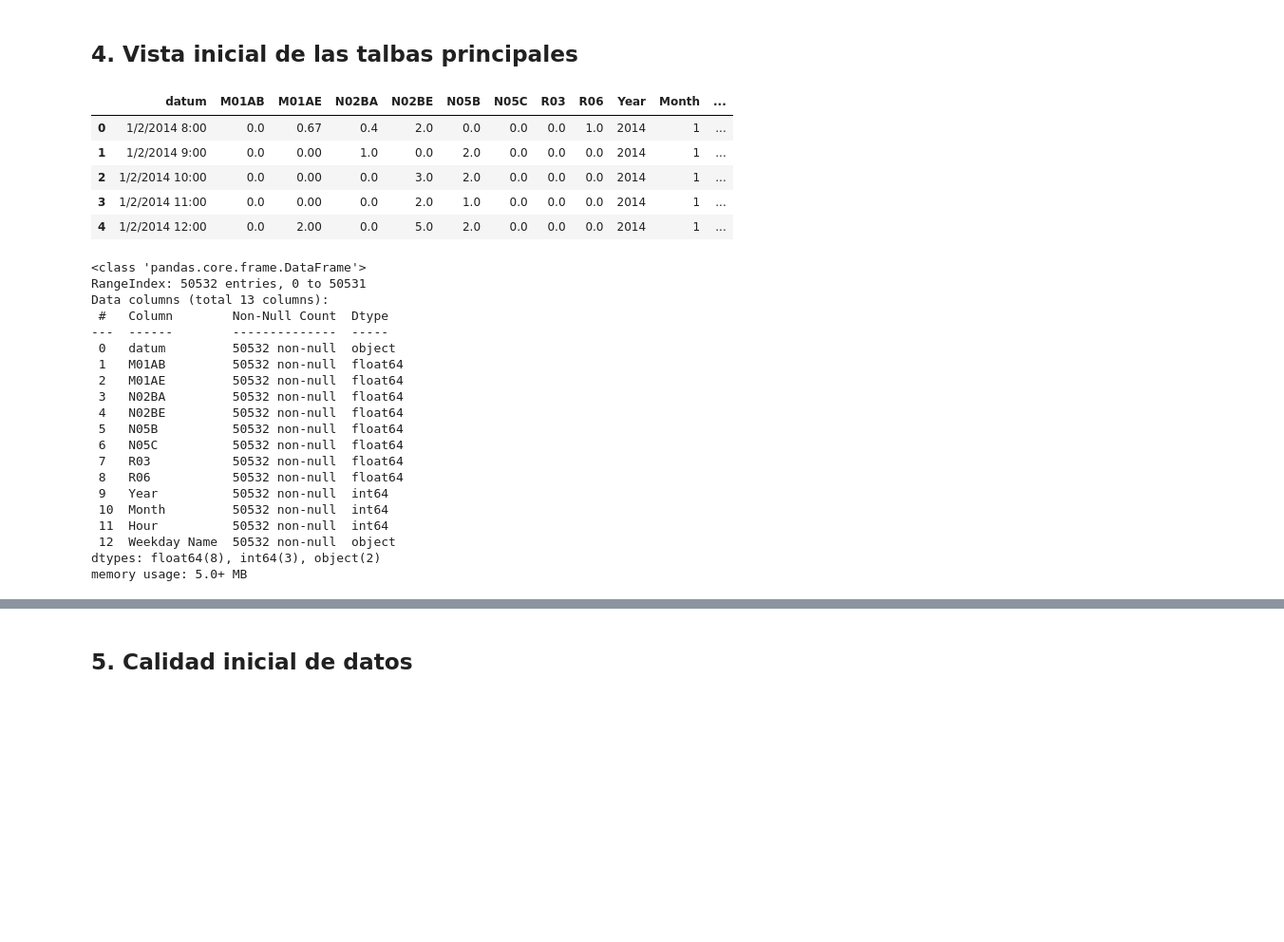
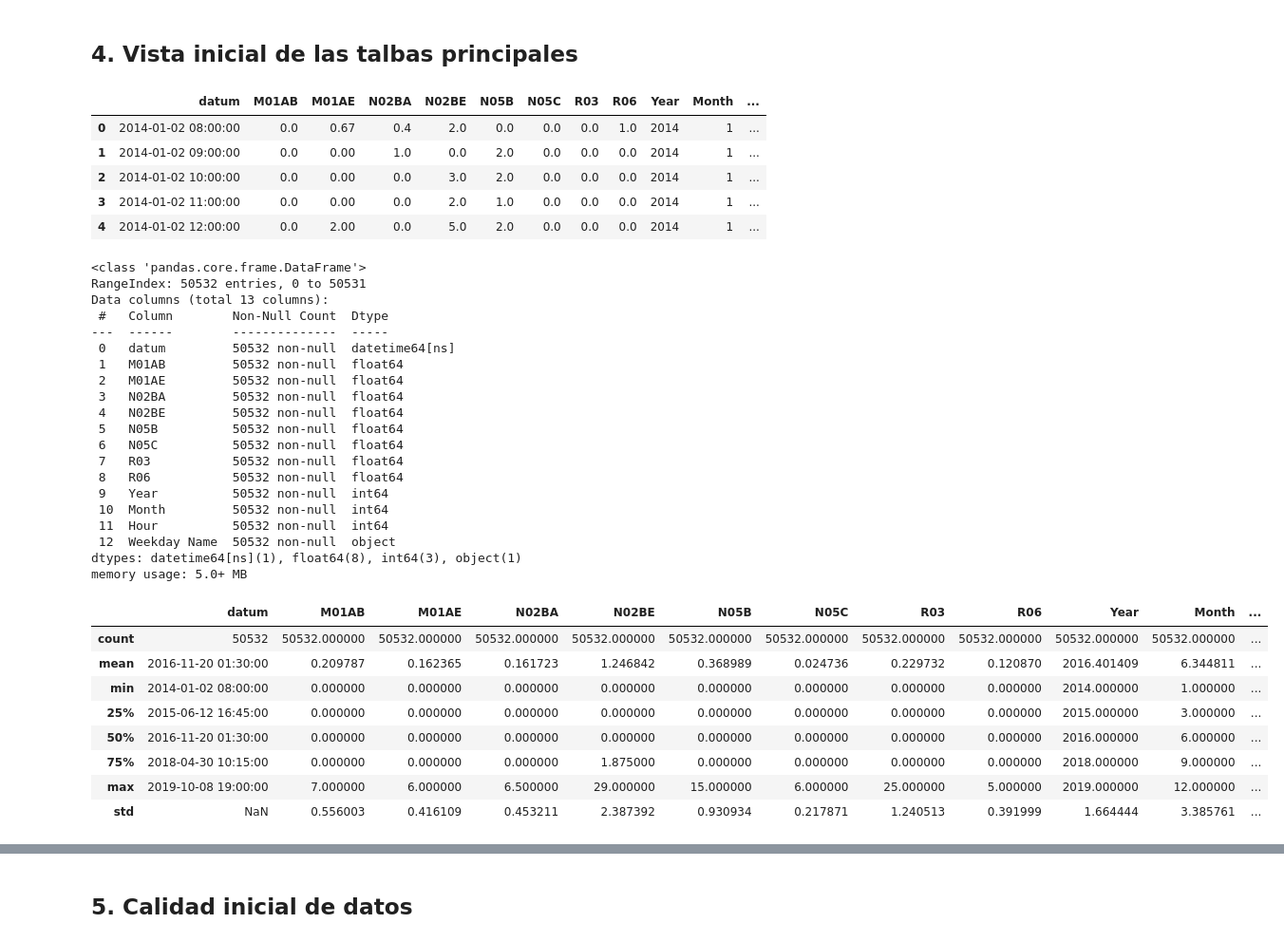
Before and after one commit to Machiz/Aldimi-Project, a Jupyter notebook: notebooks/EDA_MachineLearning_dataset_Pharma_sales.ipynb, the cells around one changed output, grey strips where cells are left out. Shown at 95% size. Cells and saved outputs as stored; diff of their text form; code cells hidden in the pictures; blank space fills up the shorter version.

```diff
--- a/notebooks/EDA_MachineLearning_dataset_Pharma_sales.ipynb
+++ b/notebooks/EDA_MachineLearning_dataset_Pharma_sales.ipynb
@@ -31,33 +31,43 @@ Monthly: (70, 9)
 # %%
 display(df_hourly.head())
 df_hourly.info()
+display(df_hourly.describe())
 # %% [output]
 |  | datum | M01AB | M01AE | N02BA | N02BE | N05B | N05C | R03 | R06 | Year | Month | ... |
-| 0 | 1/2/2014 8:00 | 0.0 | 0.67 | 0.4 | 2.0 | 0.0 | 0.0 | 0.0 | 1.0 | 2014 | 1 | ... |
-| 1 | 1/2/2014 9:00 | 0.0 | 0.00 | 1.0 | 0.0 | 2.0 | 0.0 | 0.0 | 0.0 | 2014 | 1 | ... |
-| 2 | 1/2/2014 10:00 | 0.0 | 0.00 | 0.0 | 3.0 | 2.0 | 0.0 | 0.0 | 0.0 | 2014 | 1 | ... |
-| 3 | 1/2/2014 11:00 | 0.0 | 0.00 | 0.0 | 2.0 | 1.0 | 0.0 | 0.0 | 0.0 | 2014 | 1 | ... |
-| 4 | 1/2/2014 12:00 | 0.0 | 2.00 | 0.0 | 5.0 | 2.0 | 0.0 | 0.0 | 0.0 | 2014 | 1 | ... |
+| 0 | 2014-01-02 08:00:00 | 0.0 | 0.67 | 0.4 | 2.0 | 0.0 | 0.0 | 0.0 | 1.0 | 2014 | 1 | ... |
+| 1 | 2014-01-02 09:00:00 | 0.0 | 0.00 | 1.0 | 0.0 | 2.0 | 0.0 | 0.0 | 0.0 | 2014 | 1 | ... |
+| 2 | 2014-01-02 10:00:00 | 0.0 | 0.00 | 0.0 | 3.0 | 2.0 | 0.0 | 0.0 | 0.0 | 2014 | 1 | ... |
+| 3 | 2014-01-02 11:00:00 | 0.0 | 0.00 | 0.0 | 2.0 | 1.0 | 0.0 | 0.0 | 0.0 | 2014 | 1 | ... |
+| 4 | 2014-01-02 12:00:00 | 0.0 | 2.00 | 0.0 | 5.0 | 2.0 | 0.0 | 0.0 | 0.0 | 2014 | 1 | ... |
 <class 'pandas.core.frame.DataFrame'>
 RangeIndex: 50532 entries, 0 to 50531
 Data columns (total 13 columns):
  #   Column        Non-Null Count  Dtype
 ---  ------        --------------  -----
- 0   datum         50532 non-null  object
+ 0   datum         50532 non-null  datetime64[ns]
  1   M01AB         50532 non-null  float64
  2   M01AE         50532 non-null  float64
  3   N02BA         50532 non-null  float64
  4   N02BE         50532 non-null  float64
  5   N05B          50532 non-null  float64
  6   N05C          50532 non-null  float64
  7   R03           50532 non-null  float64
  8   R06           50532 non-null  float64
  9   Year          50532 non-null  int64
  10  Month         50532 non-null  int64
  11  Hour          50532 non-null  int64
  12  Weekday Name  50532 non-null  object
-dtypes: float64(8), int64(3), object(2)
+dtypes: datetime64[ns](1), float64(8), int64(3), object(1)
 memory usage: 5.0+ MB
+|  | datum | M01AB | M01AE | N02BA | N02BE | N05B | N05C | R03 | R06 | Year | Month | ... |
+| count | 50532 | 50532.000000 | 50532.000000 | 50532.000000 | 50532.000000 | 50532.000000 | 50532.000000 | 50532.000000 | 50532.000000 | 50532.000000 | 50532.000000 | ... |
+| mean | 2016-11-20 01:30:00 | 0.209787 | 0.162365 | 0.161723 | 1.246842 | 0.368989 | 0.024736 | 0.229732 | 0.120870 | 2016.401409 | 6.344811 | ... |
+| min | 2014-01-02 08:00:00 | 0.000000 | 0.000000 | 0.000000 | 0.000000 | 0.000000 | 0.000000 | 0.000000 | 0.000000 | 2014.000000 | 1.000000 | ... |
+| 25% | 2015-06-12 16:45:00 | 0.000000 | 0.000000 | 0.000000 | 0.000000 | 0.000000 | 0.000000 | 0.000000 | 0.000000 | 2015.000000 | 3.000000 | ... |
+| 50% | 2016-11-20 01:30:00 | 0.000000 | 0.000000 | 0.000000 | 0.000000 | 0.000000 | 0.000000 | 0.000000 | 0.000000 | 2016.000000 | 6.000000 | ... |
+| 75% | 2018-04-30 10:15:00 | 0.000000 | 0.000000 | 0.000000 | 1.875000 | 0.000000 | 0.000000 | 0.000000 | 0.000000 | 2018.000000 | 9.000000 | ... |
+| max | 2019-10-08 19:00:00 | 7.000000 | 6.000000 | 6.500000 | 29.000000 | 15.000000 | 6.000000 | 25.000000 | 5.000000 | 2019.000000 | 12.000000 | ... |
+| std | NaN | 0.556003 | 0.416109 | 0.453211 | 2.387392 | 0.930934 | 0.217871 | 1.240513 | 0.391999 | 1.664444 | 3.385761 | ... |
 # %%
 display(df_daily.head())
 df_daily.info()
```
Also changed, not shown: parts of 4 cells of this notebook.
